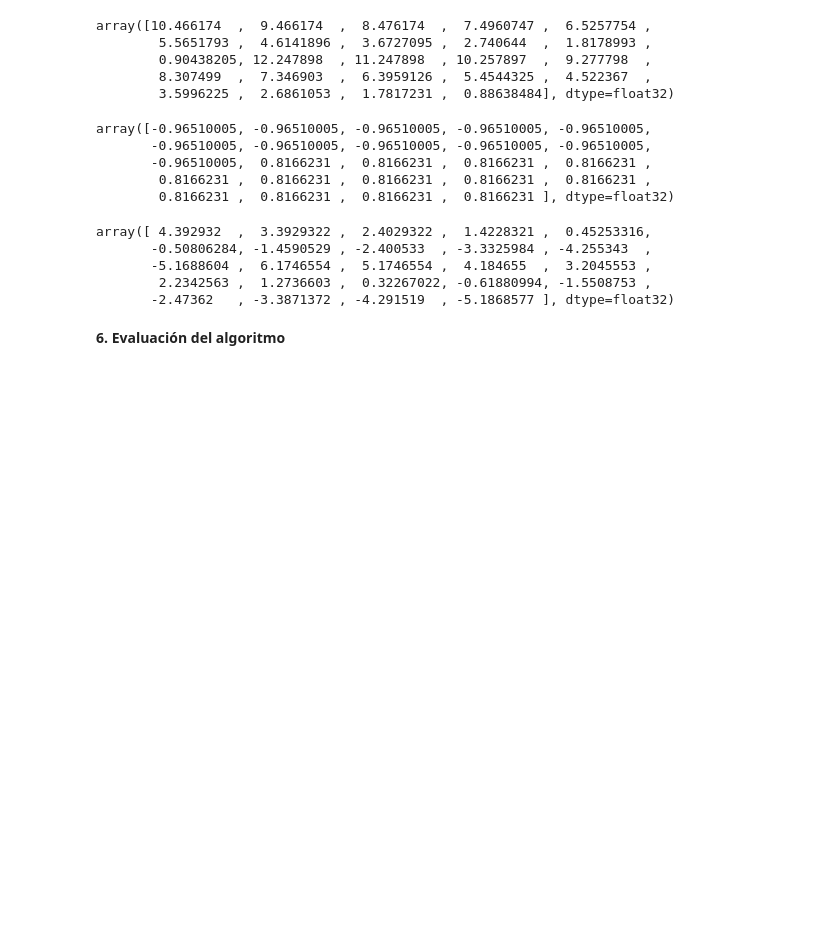
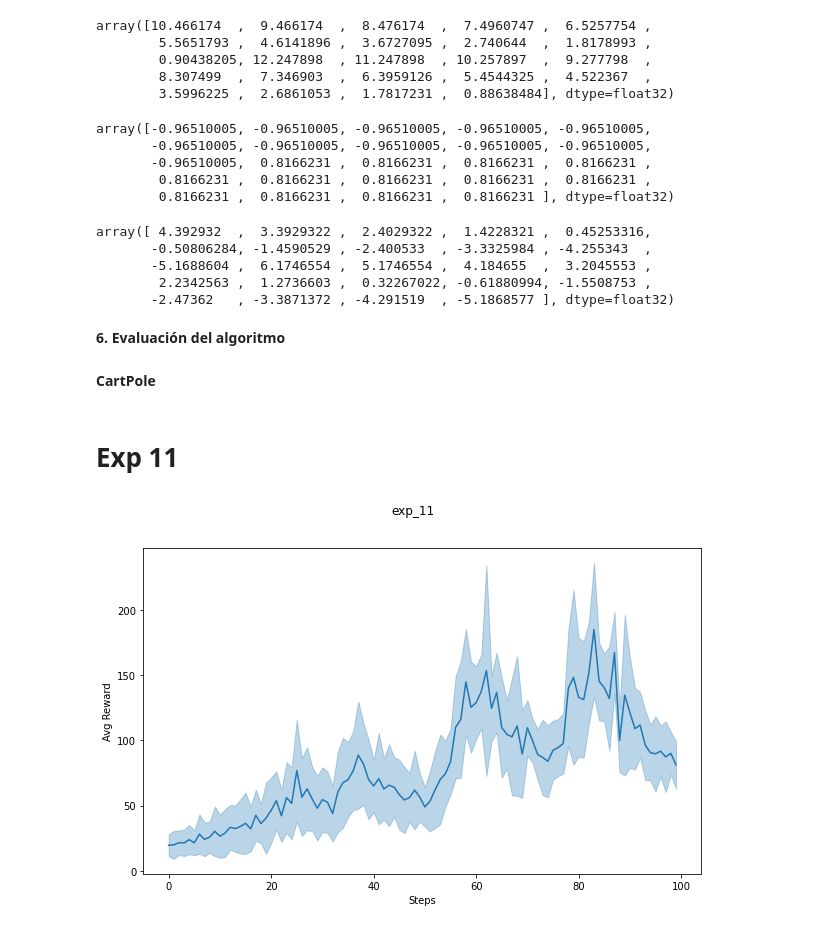
Before and after one commit to JLCdata/Reinforcement-Learning, a Jupyter notebook: T3/policy_gradients/code/T3.ipynb, the cells around one changed output. Saved outputs shown, nothing was run; the diff lists cells and outputs as text; code cells hidden in the pictures; blank space fills up the shorter version.

```diff
--- a/T3/policy_gradients/code/T3.ipynb
+++ b/T3/policy_gradients/code/T3.ipynb
@@ -917,0 +921,18 @@ array([ 4.392932  ,  3.3929322 ,  2.4029322 ,  1.4228321 ,  0.45253316,
+# %% [markdown]
+**CartPole**
+# %%
+exp_11_1_CartPole=pd.read_csv("exp_11_1_CartPole.csv").set_index("steps").rename(columns={"avg_reward":"avg_reward1","std_reward":"std_reward1"})
+exp_11_2_CartPole=pd.read_csv("exp_11_2_CartPole.csv").set_index("steps").rename(columns={"avg_reward":"avg_reward2","std_reward":"std_reward2"})
+exp_11_3_CartPole=pd.read_csv("exp_11_3_CartPole.csv").set_index("steps").rename(columns={"avg_reward":"avg_reward3","std_reward":"std_reward3"})
+
+exp_21_1_CartPole=pd.read_csv("exp_21_1_CartPole.csv").set_index("steps").rename(columns={"avg_reward":"avg_reward1","std_reward":"std_reward1"})
+exp_21_2_CartPole=pd.read_csv("exp_21_2_CartPole.csv").set_index("steps").rename(columns={"avg_reward":"avg_reward2","std_reward":"std_reward2"})
+exp_21_3_CartPole=pd.read_csv("exp_21_3_CartPole.csv").set_index("steps").rename(columns={"avg_reward":"avg_reward3","std_reward":"std_reward3"})
+
+exp_31_1_CartPole=pd.read_csv("exp_31_1_CartPole.csv").set_index("steps").rename(columns={"avg_reward":"avg_reward1","std_reward":"std_reward1"})
+exp_31_2_CartPole=pd.read_csv("exp_31_2_CartPole.csv").set_index("steps").rename(columns={"avg_reward":"avg_reward2","std_reward":"std_reward2"})
+exp_31_3_CartPole=pd.read_csv("exp_31_3_CartPole.csv").set_index("steps").rename(columns={"avg_reward":"avg_reward3","std_reward":"std_reward3"})
+
+exp_41_1_CartPole=pd.read_csv("exp_41_1_CartPole.csv").set_index("steps").rename(columns={"avg_reward":"avg_reward1","std_reward":"std_reward1"})
+exp_41_2_CartPole=pd.read_csv("exp_41_2_CartPole.csv").set_index("steps").rename(columns={"avg_reward":"avg_reward2","std_reward":"std_reward2"})
+exp_41_3_CartPole=pd.read_csv("exp_41_3_CartPole.csv").set_index("steps").rename(columns={"avg_reward":"avg_reward3","std_reward":"std_reward3"})
@@ -917,0 +955,27 @@ array([ 4.392932  ,  3.3929322 ,  2.4029322 ,  1.4228321 ,  0.45253316,
+# %% [markdown]
+# Exp 11
+# %%
+# join de experimentos
+exp_11=exp_11_1_CartPole
+for i in [exp_11_2_CartPole,exp_11_3_CartPole]:
+    exp_11=exp_11.join(i)
+
+# Promedio de experimentos
+exp_11_mean=pd.DataFrame()
+exp_11_mean["avg_reward"]=exp_11[["avg_reward1","avg_reward2","avg_reward3"]].mean(axis=1)
+exp_11_mean["std_reward"]=exp_11[["std_reward1","std_reward2","std_reward3"]].mean(axis=1)
+exp_11_mean.reset_index(inplace=True)
+tr_steps_vec=exp_11_mean["steps"]
+avg_reward_vec=exp_11_mean["avg_reward"]
+std_reward_vec= exp_11_mean["std_reward"]
+
+# Plot
+_, (ax1) = plt.subplots(1, 1, figsize=(10,6))
+ax1.plot(tr_steps_vec, avg_reward_vec, color='C0')
+ax1.fill_between(tr_steps_vec, avg_reward_vec-std_reward_vec, avg_reward_vec+std_reward_vec, color='C0', alpha=0.3)
+ax1.set_ylabel('Avg Reward')
+ax1.set_xlabel('Steps')
+plt.suptitle("exp_11")
+plt.show()
+# %% [output]
+[figure, added]
```
Also changed, not shown: parts of 28 cells of this notebook, 4 other files.
